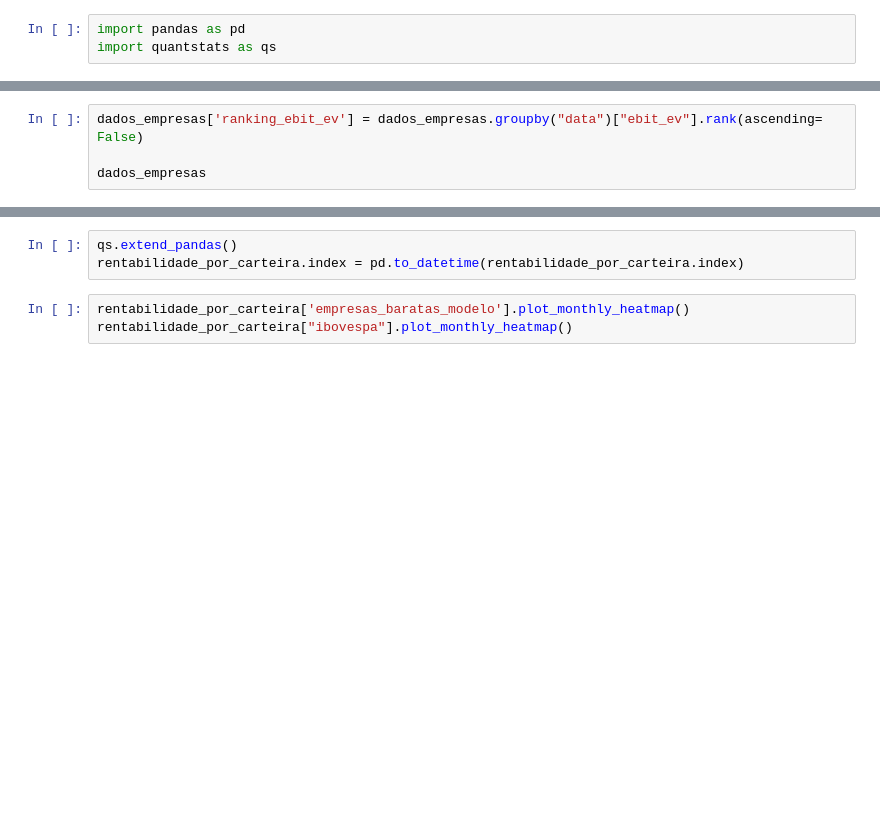
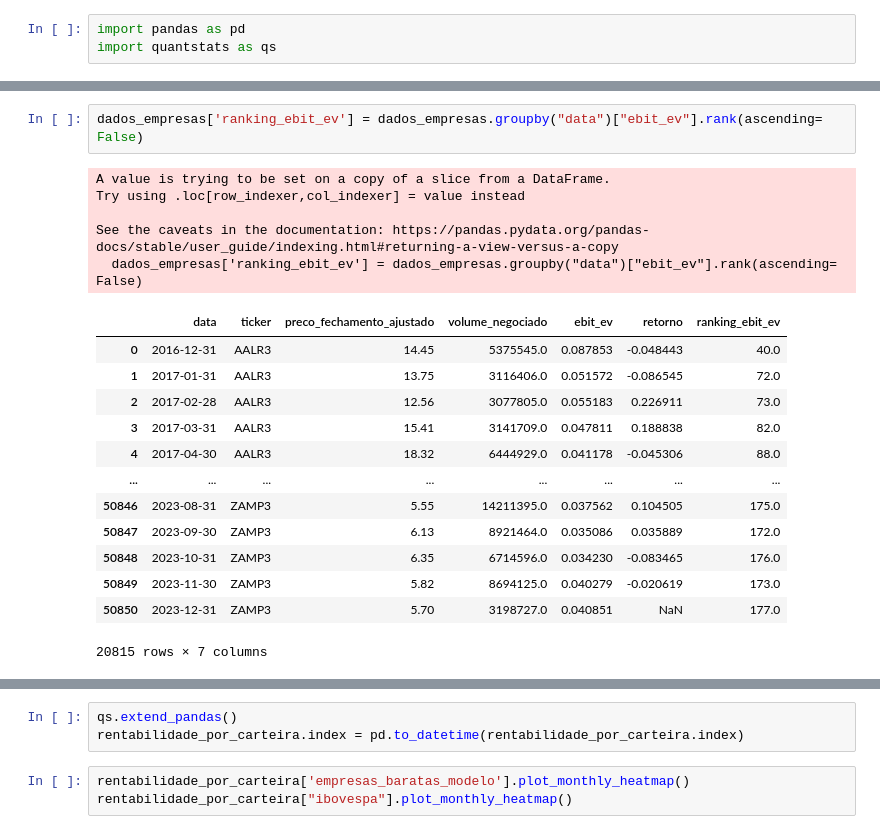
Before and after one commit to joaovfsimao/investment_analysis, a Jupyter notebook: factor_investing.ipynb, the cells around one changed output, grey strips where cells are left out. Saved outputs shown, nothing was run; the diff lists cells and outputs as text; blank space fills up the shorter version.

```diff
--- a/factor_investing.ipynb
+++ b/factor_investing.ipynb
@@ -19,7 +68,24 @@ dados_empresas
 # %%
 dados_empresas['ranking_ebit_ev'] = dados_empresas.groupby("data")["ebit_ev"].rank(ascending= False)
-
-dados_empresas
+# %% [output]
+A value is trying to be set on a copy of a slice from a DataFrame.
+Try using .loc[row_indexer,col_indexer] = value instead
+
+See the caveats in the documentation: https://pandas.pydata.org/pandas-docs/stable/user_guide/indexing.html#returning-a-view-versus-a-copy
+  dados_empresas['ranking_ebit_ev'] = dados_empresas.groupby("data")["ebit_ev"].rank(ascending= False)
+|  | data | ticker | preco_fechamento_ajustado | volume_negociado | ebit_ev | retorno | ranking_ebit_ev |
+| 0 | 2016-12-31 | AALR3 | 14.45 | 5375545.0 | 0.087853 | -0.048443 | 40.0 |
+| 1 | 2017-01-31 | AALR3 | 13.75 | 3116406.0 | 0.051572 | -0.086545 | 72.0 |
+| 2 | 2017-02-28 | AALR3 | 12.56 | 3077805.0 | 0.055183 | 0.226911 | 73.0 |
+| 3 | 2017-03-31 | AALR3 | 15.41 | 3141709.0 | 0.047811 | 0.188838 | 82.0 |
+| 4 | 2017-04-30 | AALR3 | 18.32 | 6444929.0 | 0.041178 | -0.045306 | 88.0 |
+| ... | ... | ... | ... | ... | ... | ... | ... |
+| 50846 | 2023-08-31 | ZAMP3 | 5.55 | 14211395.0 | 0.037562 | 0.104505 | 175.0 |
+| 50847 | 2023-09-30 | ZAMP3 | 6.13 | 8921464.0 | 0.035086 | 0.035889 | 172.0 |
+| 50848 | 2023-10-31 | ZAMP3 | 6.35 | 6714596.0 | 0.034230 | -0.083465 | 176.0 |
+| 50849 | 2023-11-30 | ZAMP3 | 5.82 | 8694125.0 | 0.040279 | -0.020619 | 173.0 |
+| 50850 | 2023-12-31 | ZAMP3 | 5.70 | 3198727.0 | 0.040851 | NaN | 177.0 |
+20815 rows × 7 columns
 # %%
 dados_empresas = dados_empresas[dados_empresas["ranking_ebit_ev"] <= 10]
 dados_empresas
```
Also changed, not shown: parts of 11 cells of this notebook, 1 other file.
